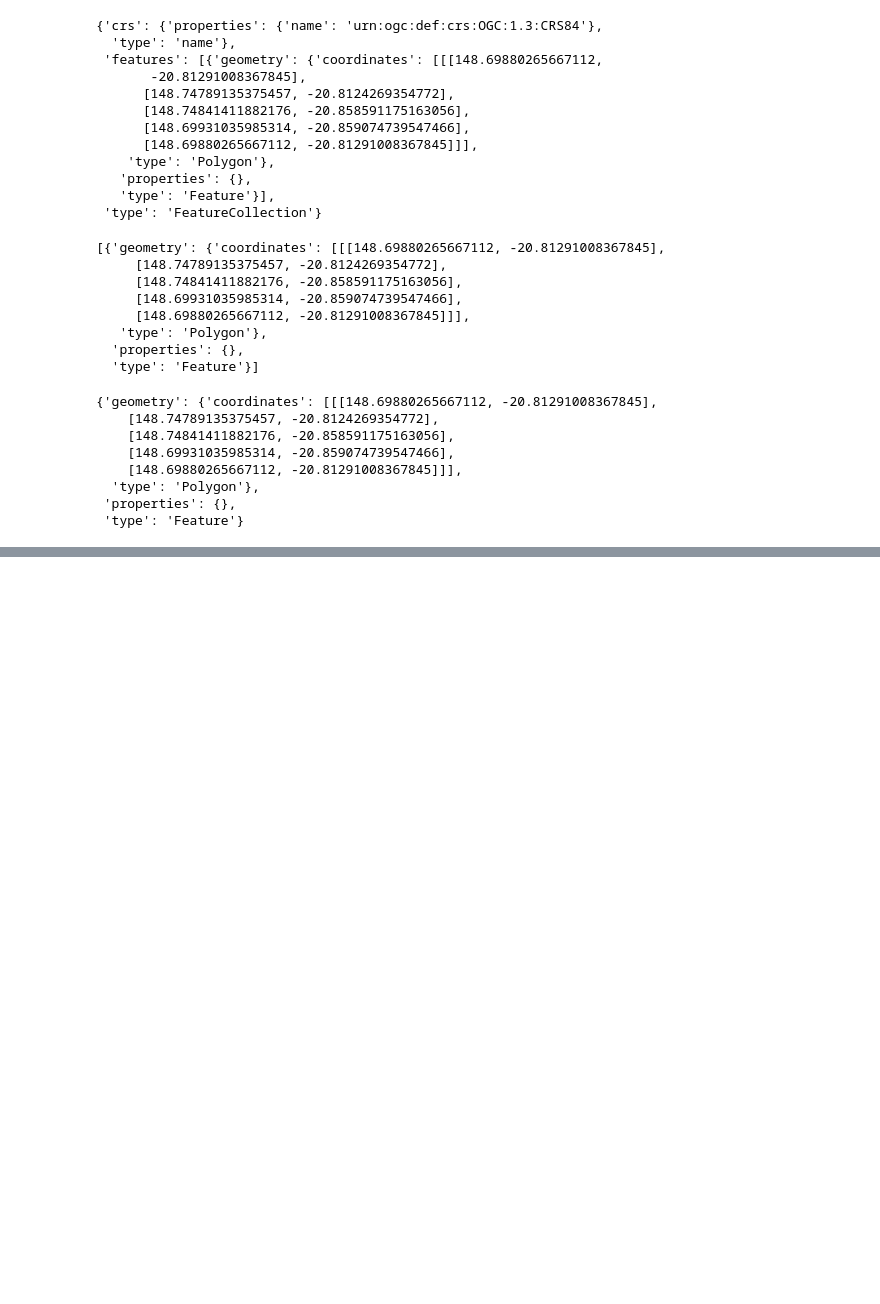
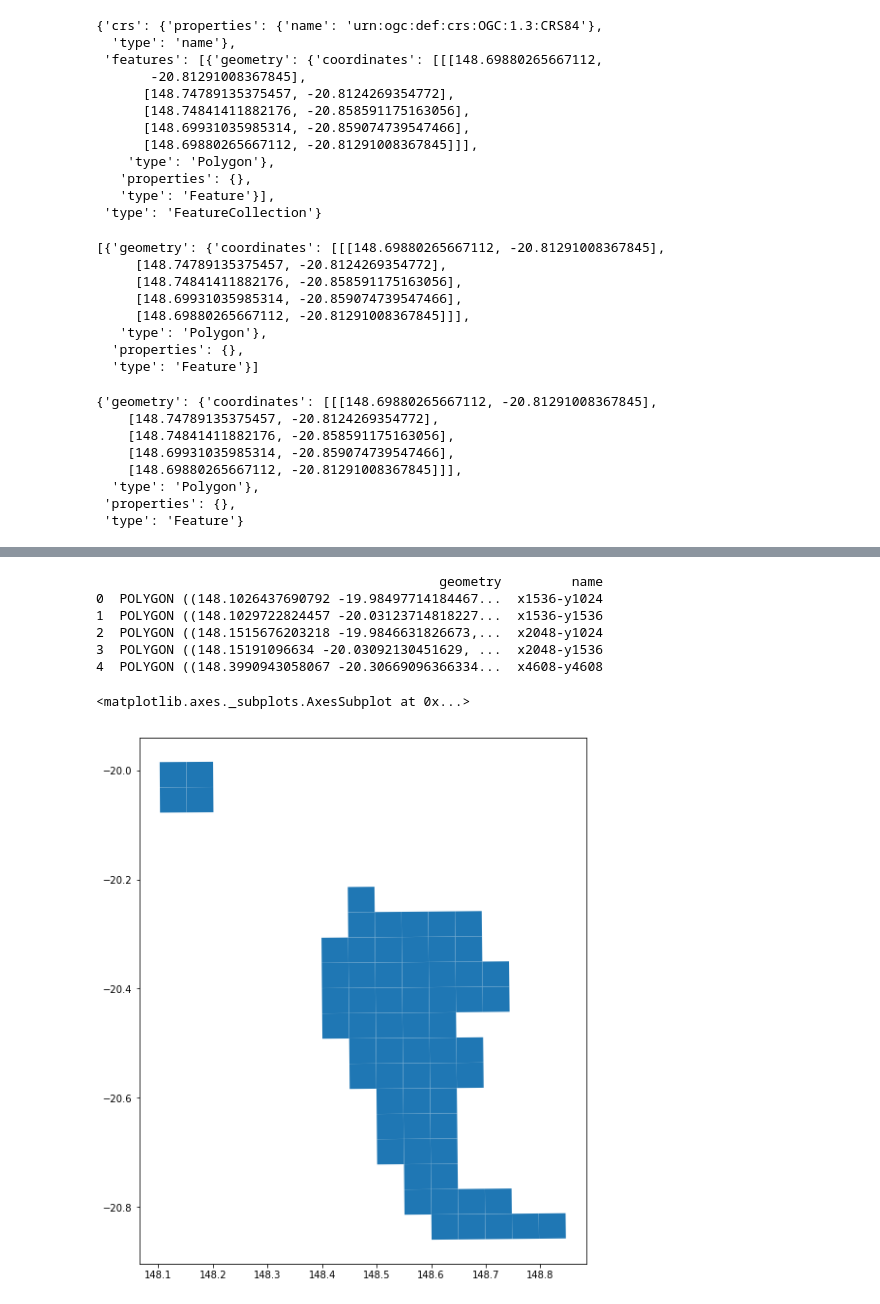
Before and after one commit to satellite-datathon/sdthon, a Jupyter notebook: phase-01/choropleth.ipynb, the cells around one changed output, grey strips where cells are left out. Cells and saved outputs as stored; diff of their text form; code cells hidden in the pictures; blank space fills up the shorter version.

```diff
--- a/phase-01/choropleth.ipynb
+++ b/phase-01/choropleth.ipynb
@@ -51,0 +302,19 @@ tiles["features"][0]
+# %%
+file = open("../data/phase-02/phase-02.geojson", "r")
+gj = json.load(file)
+# %%
+#https://stackoverflow.com/questions/45552955/loading-json-into-a-geodataframe
+gdf = gpd.GeoDataFrame.from_features(gj["features"])
+print(gdf.head())
+# %% [output]
+                                            geometry         name
+0  POLYGON ((148.1026437690792 -19.98497714184467...  x1536-y1024
+1  POLYGON ((148.1029722824457 -20.03123714818227...  x1536-y1536
+2  POLYGON ((148.1515676203218 -19.9846631826673,...  x2048-y1024
+3  POLYGON ((148.15191096634 -20.03092130451629, ...  x2048-y1536
+4  POLYGON ((148.3990943058067 -20.30669096366334...  x4608-y4608
+# %%
+gdf.plot()
+# %% [output]
+<matplotlib.axes._subplots.AxesSubplot at 0x...>
+[figure, added]
```
Also changed, not shown: parts of 26 cells of this notebook, 2 other files.
